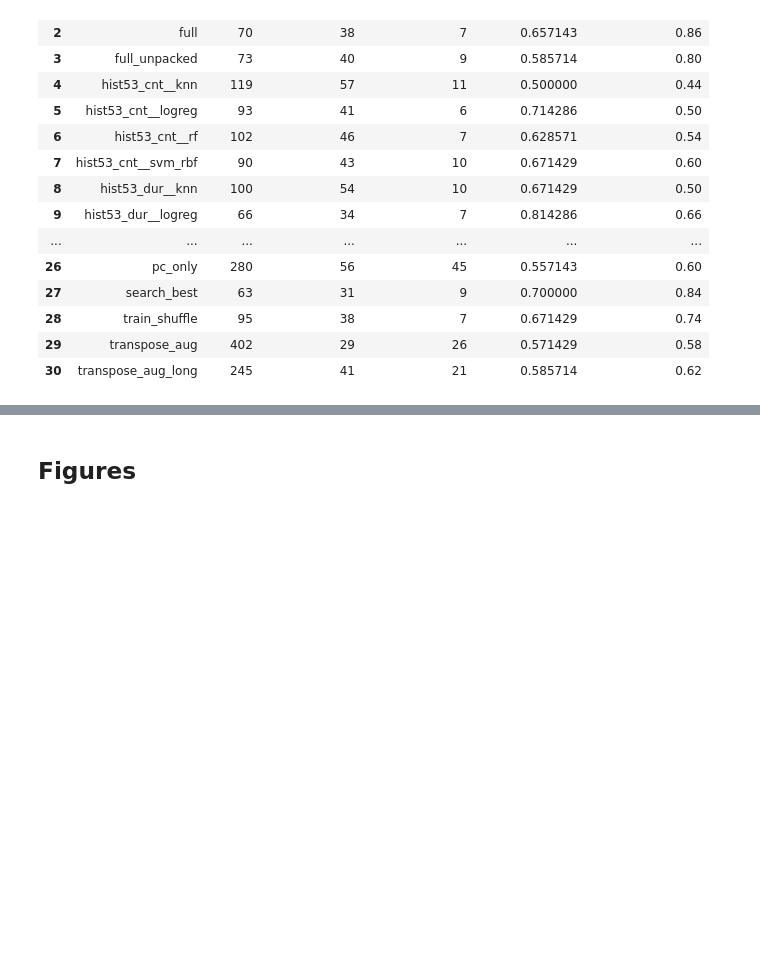
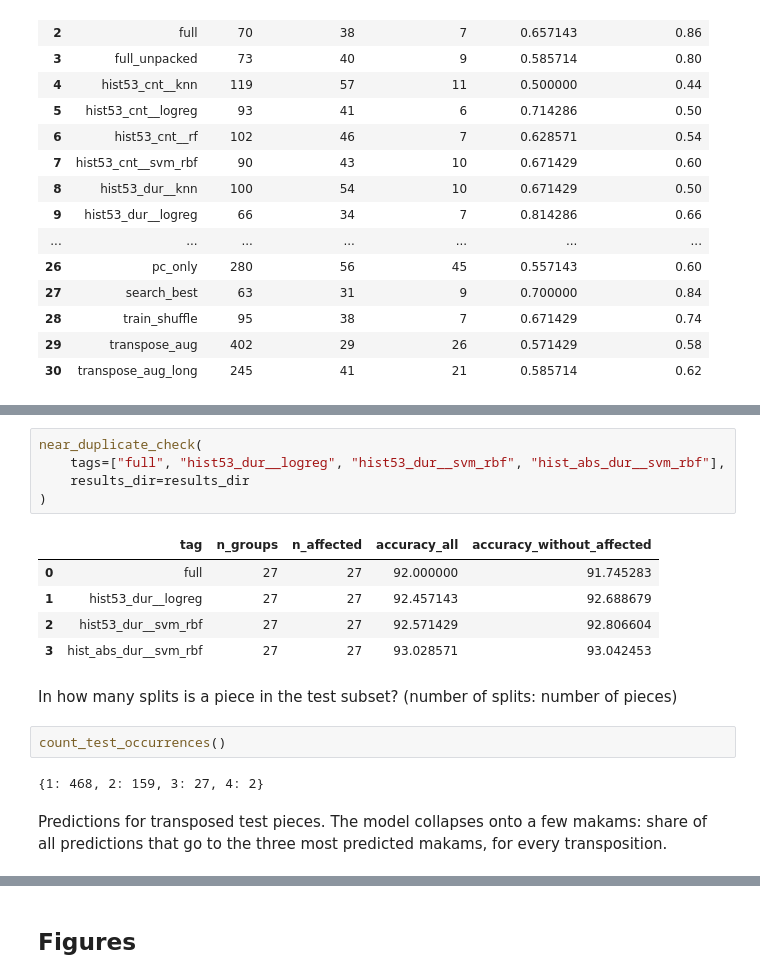
Before and after one commit to ihpar/tm_p, a Jupyter notebook: 5_tables_and_figures.ipynb, the cells around one changed output, grey strips where cells are left out. Saved outputs shown, nothing was run; the diff lists cells and outputs as text; blank space fills up the shorter version.

```diff
--- a/5_tables_and_figures.ipynb
+++ b/5_tables_and_figures.ipynb
@@ -171,0 +194,19 @@ group_errors(results)
+# %%
+near_duplicate_check(
+    tags=["full", "hist53_dur__logreg", "hist53_dur__svm_rbf", "hist_abs_dur__svm_rbf"],
+    results_dir=results_dir
+)
+# %% [output]
+|  | tag | n_groups | n_affected | accuracy_all | accuracy_without_affected |
+| 0 | full | 27 | 27 | 92.000000 | 91.745283 |
+| 1 | hist53_dur__logreg | 27 | 27 | 92.457143 | 92.688679 |
+| 2 | hist53_dur__svm_rbf | 27 | 27 | 92.571429 | 92.806604 |
+| 3 | hist_abs_dur__svm_rbf | 27 | 27 | 93.028571 | 93.042453 |
+# %% [markdown]
+In how many splits is a piece in the test subset? (number of splits: number of pieces)
+# %%
+count_test_occurrences()
+# %% [output]
+{1: 468, 2: 159, 3: 27, 4: 2}
+# %% [markdown]
+Predictions for transposed test pieces. The model collapses onto a few makams: share of all predictions that go to the three most predicted makams, for every transposition.
```
Also changed, not shown: parts of 20 cells of this notebook, 25 other files.
